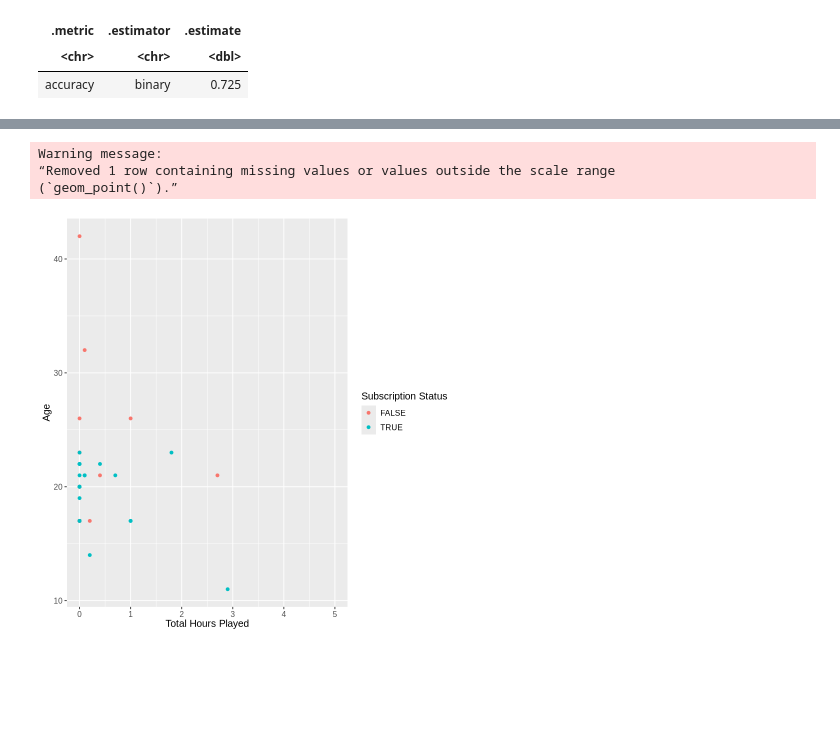
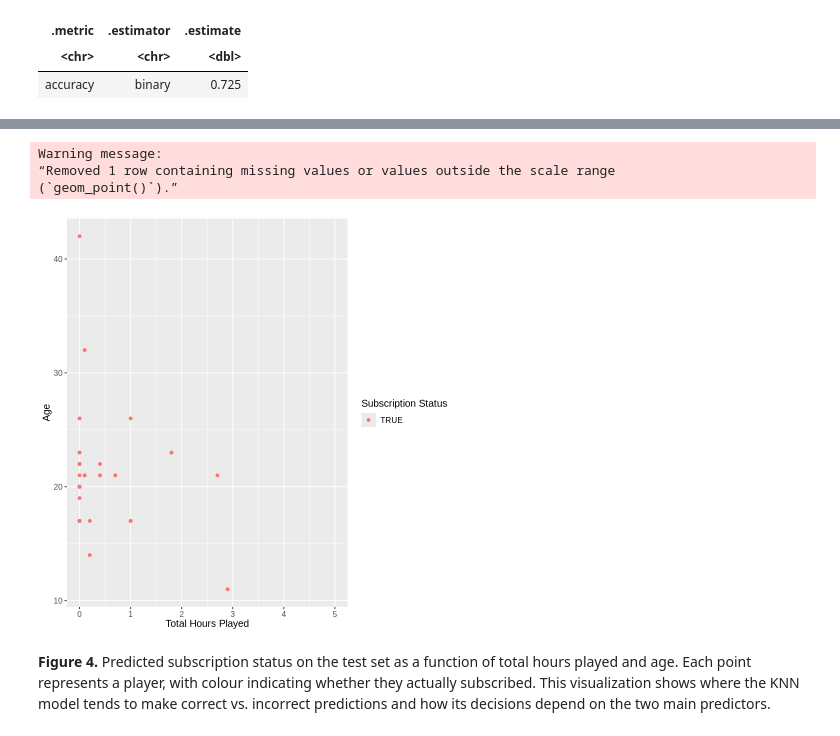
Before and after one commit to huangcaitlyn/DSCIProject_Group_32, a Jupyter notebook: Group Project.ipynb, the cells around one changed output, grey strips where cells are left out. Cells and saved outputs as stored; diff of their text form; code cells hidden in the pictures; blank space fills up the shorter version.

```diff
--- a/Group Project.ipynb
+++ b/Group Project.ipynb
@@ -436,16 +566,18 @@ A tibble: 1 × 3
 # %%
 wkflw_plot <-
-  ggplot(predictions, aes(x = played_hours, y = Age, color = subscribe), alpha = 0.75) +
+  ggplot(predictions, aes(x = played_hours, y = Age, color = .pred_class), alpha = 0.75) +
   geom_point() +
 xlim(0, 5) +
   labs(color = "Subscription Status",
        x = "Total Hours Played",
        y = "Age") +
   theme(text = element_text(size = 12))
 
 wkflw_plot
 # %% [output]
 Warning message:
 “Removed 1 row containing missing values or values outside the scale range
 (`geom_point()`).”
-[figure, old version]
+[figure, new version]
+# %% [markdown]
+**Figure 4.** Predicted subscription status on the test set as a function of total hours played and age. Each point represents a player, with colour indicating whether they actually subscribed. This visualization shows where the KNN model tends to make correct vs. incorrect predictions and how its decisions depend on the two main predictors.
```
Also changed, not shown: parts of 16 cells of this notebook.
